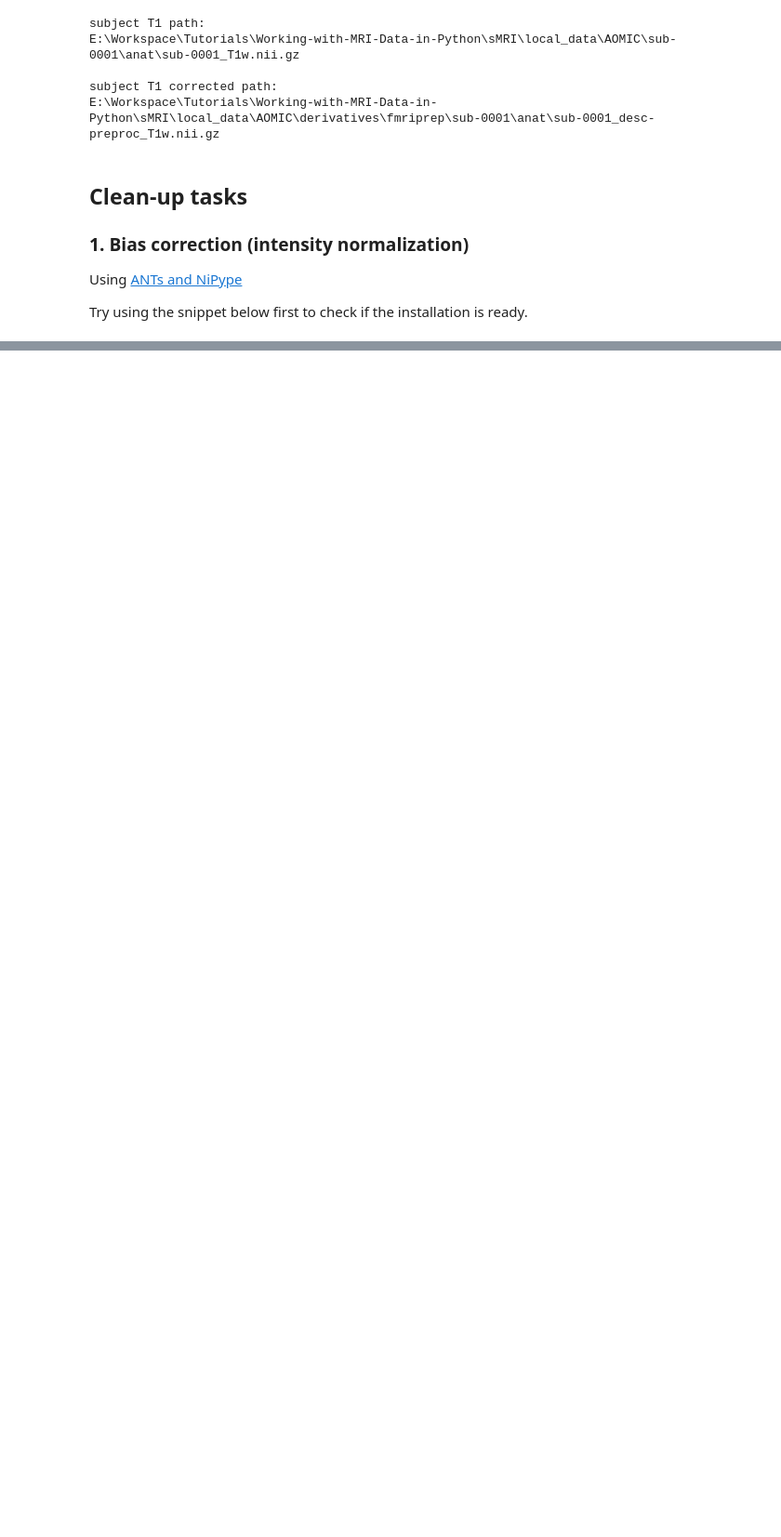
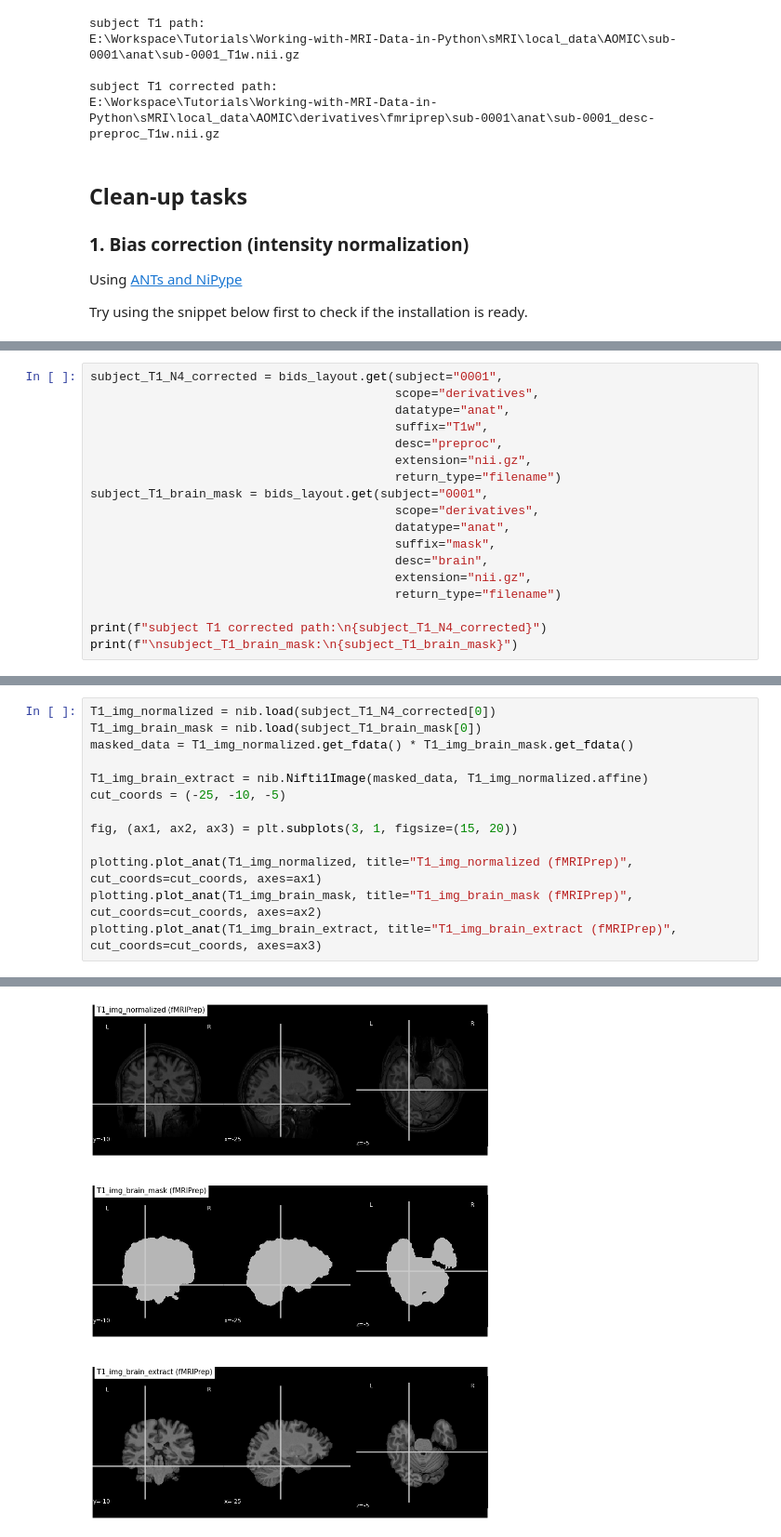
Before and after one commit to YuyangXueEd/Working-with-MRI-Data-in-Python, a Jupyter notebook: sMRI/2-sMRI_Clean-up.ipynb, the cells around one changed output, grey strips where cells are left out. Shown at 93% size. Saved outputs shown, nothing was run; the diff lists cells and outputs as text; blank space fills up the shorter version.

```diff
--- a/sMRI/2-sMRI_Clean-up.ipynb
+++ b/sMRI/2-sMRI_Clean-up.ipynb
@@ -169,0 +253,18 @@ plotting.plot_anat(T1_corrected, title="T1_corrected_img", cut_coords=cut_coords
+# %%
+subject_T1_N4_corrected = bids_layout.get(subject="0001",
+                                          scope="derivatives",
+                                          datatype="anat",
+                                          suffix="T1w",
+                                          desc="preproc",
+                                          extension="nii.gz",
+                                          return_type="filename")
+subject_T1_brain_mask = bids_layout.get(subject="0001",
+                                          scope="derivatives",
+                                          datatype="anat",
+                                          suffix="mask",
+                                          desc="brain",
+                                          extension="nii.gz",
+                                          return_type="filename")
+
+print(f"subject T1 corrected path:\n{subject_T1_N4_corrected}")
+print(f"\nsubject_T1_brain_mask:\n{subject_T1_brain_mask}")
@@ -169,0 +277,14 @@ plotting.plot_anat(T1_corrected, title="T1_corrected_img", cut_coords=cut_coords
+# %%
+T1_img_normalized = nib.load(subject_T1_N4_corrected[0])
+T1_img_brain_mask = nib.load(subject_T1_brain_mask[0])
+masked_data = T1_img_normalized.get_fdata() * T1_img_brain_mask.get_fdata()
+
+T1_img_brain_extract = nib.Nifti1Image(masked_data, T1_img_normalized.affine)
+cut_coords = (-25, -10, -5)
+
+fig, (ax1, ax2, ax3) = plt.subplots(3, 1, figsize=(15, 20))
+
+plotting.plot_anat(T1_img_normalized, title="T1_img_normalized (fMRIPrep)", cut_coords=cut_coords, axes=ax1)
+plotting.plot_anat(T1_img_brain_mask, title="T1_img_brain_mask (fMRIPrep)", cut_coords=cut_coords, axes=ax2)
+plotting.plot_anat(T1_img_brain_extract, title="T1_img_brain_extract (fMRIPrep)", cut_coords=cut_coords, axes=ax3)
+# %% [output]
@@ -169,0 +292 @@ plotting.plot_anat(T1_corrected, title="T1_corrected_img", cut_coords=cut_coords
+[figure, added]
```
Also changed, not shown: parts of 15 cells of this notebook, 3 other files.
